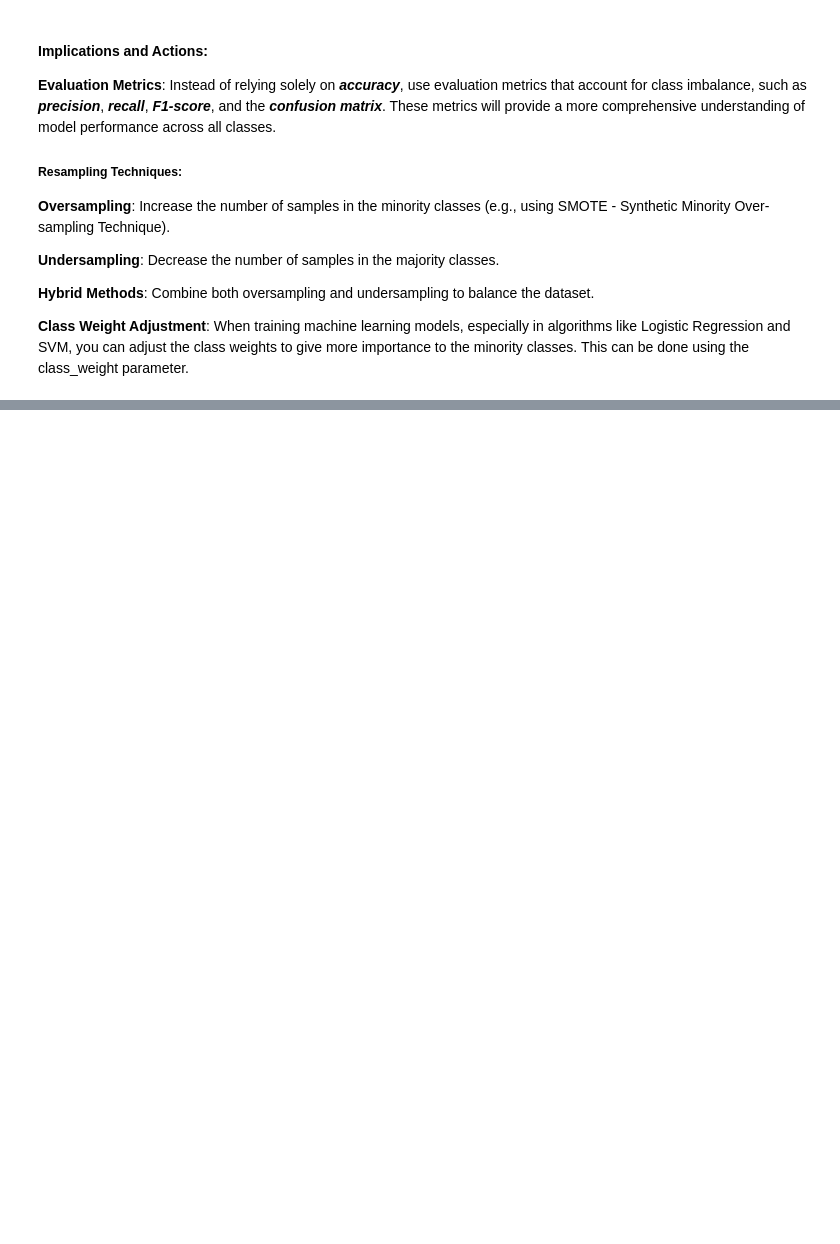
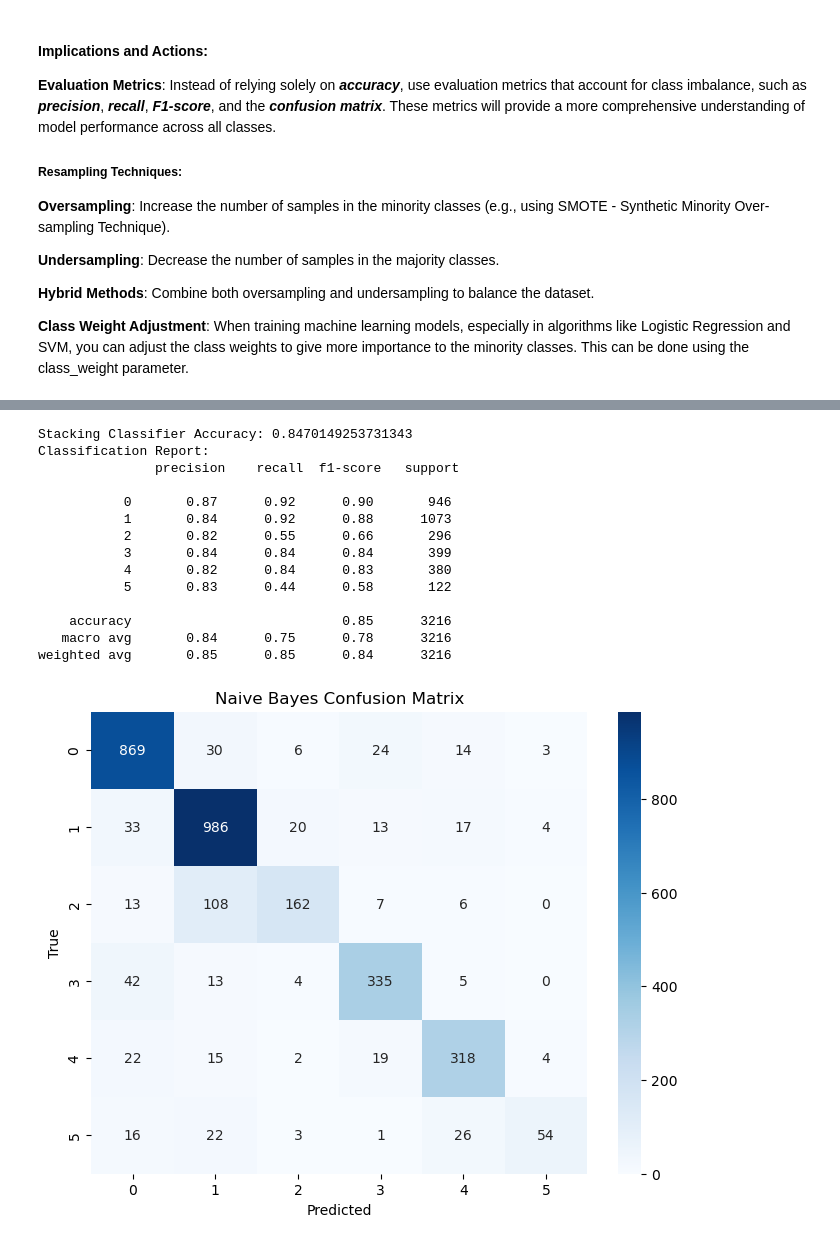
Before and after one commit to springboardmentor112/SentimentAnalysis-TextClassification, a Jupyter notebook: textClassification.ipynb, the cells around one changed output, grey strips where cells are left out. Cells and saved outputs as stored; diff of their text form; code cells hidden in the pictures; blank space fills up the shorter version.

```diff
--- a/textClassification.ipynb
+++ b/textClassification.ipynb
@@ -613,0 +738,43 @@ ValueError: could not convert string to float: 'knew werent give thank wasnt fee
+# %%
+from sklearn.linear_model import LogisticRegression
+from sklearn.svm import SVC
+from sklearn.ensemble import RandomForestClassifier
+from sklearn.ensemble import StackingClassifier
+
+estimators = [
+    ('lr', LogisticRegression()),
+    ('svm', SVC(probability=True)),
+    ('rf', RandomForestClassifier())
+]
+
+stacking_clf = StackingClassifier(estimators=estimators, final_estimator=RandomForestClassifier())
+stacking_clf.fit(X_resampled, y_resampled)
+y_pred = stacking_clf.predict(X_test_tfidf)
+
+print("Stacking Classifier Accuracy:", accuracy_score(y_test, y_pred))
+print("Classification Report:\n", classification_report(y_test, y_pred))
+cm = confusion_matrix(y_test, y_pred)
+
+# Plot Confusion Matrix
+plt.figure(figsize=(8, 6))
+sns.heatmap(cm, annot=True, fmt='d', cmap='Blues')
+plt.title('Naive Bayes Confusion Matrix')
+plt.xlabel('Predicted')
+plt.ylabel('True')
+plt.show()
+# %% [output]
+Stacking Classifier Accuracy: 0.8470149253731343
+Classification Report:
+               precision    recall  f1-score   support
+
+           0       0.87      0.92      0.90       946
+           1       0.84      0.92      0.88      1073
+           2       0.82      0.55      0.66       296
+           3       0.84      0.84      0.84       399
+           4       0.82      0.84      0.83       380
+           5       0.83      0.44      0.58       122
+
+    accuracy                           0.85      3216
+   macro avg       0.84      0.75      0.78      3216
+weighted avg       0.85      0.85      0.84      3216
+[figure, added]
```
Also changed, not shown: parts of 32 cells of this notebook.
